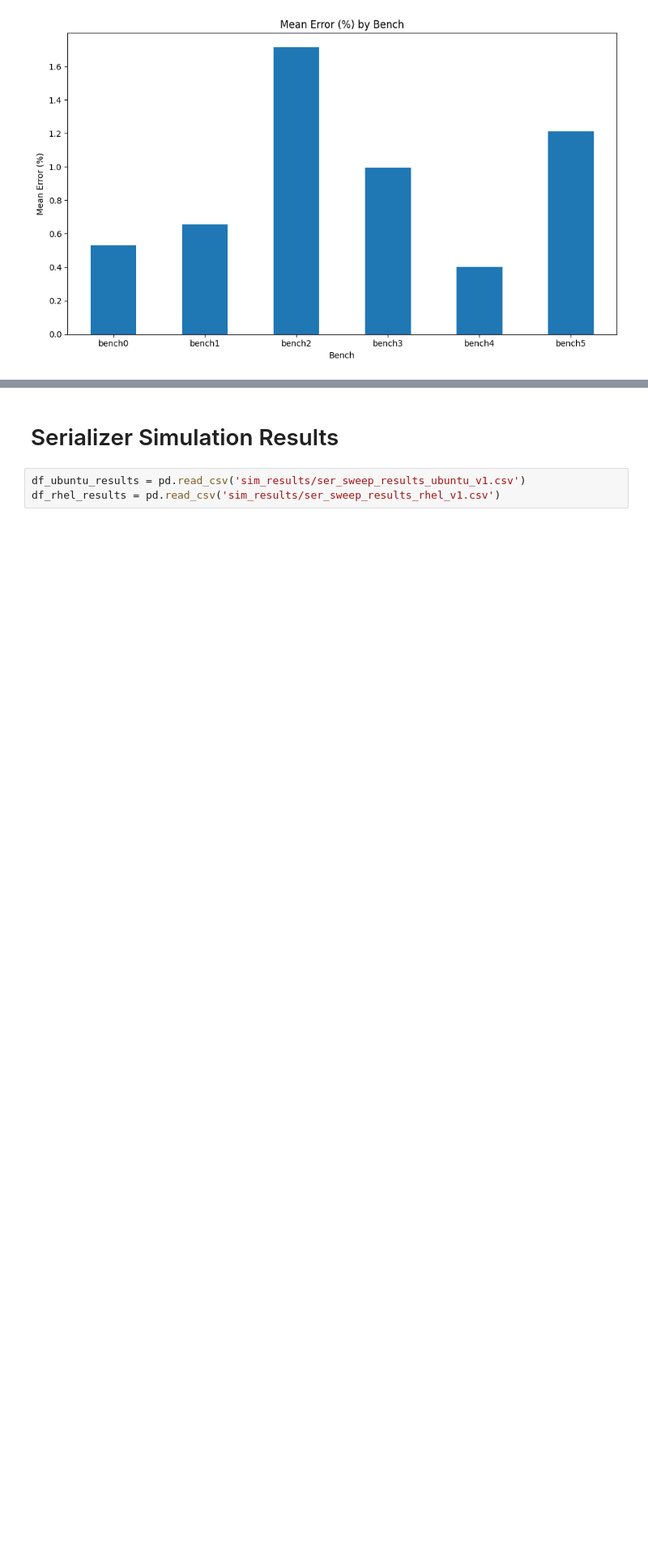
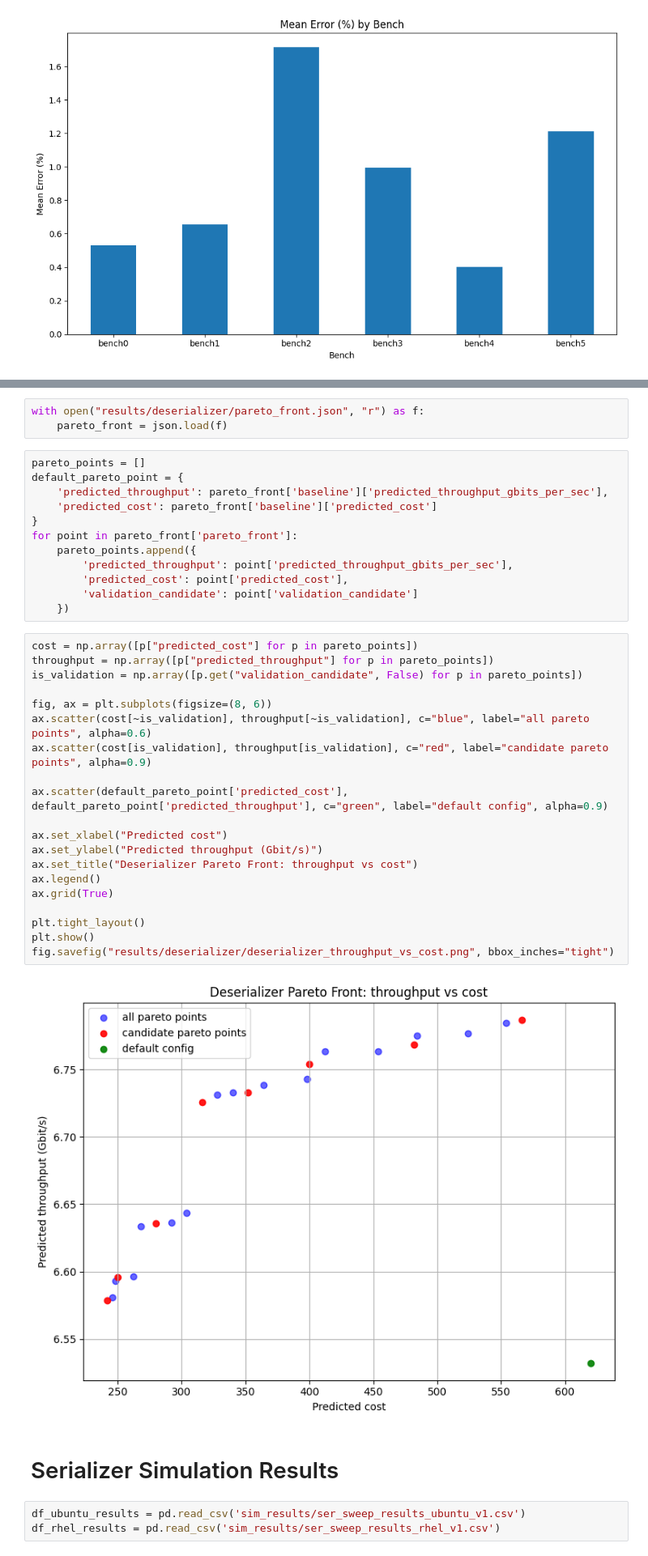
Before and after one commit to ronitnag04/lynx, a Jupyter notebook: ml_model/analysis.ipynb, the cells around one changed output, grey strips where cells are left out. Shown at 81% size. Cells and saved outputs as stored; diff of their text form; blank space fills up the shorter version.

Commit message:
Added pareto optimal exploration

```diff
--- a/ml_model/analysis.ipynb
+++ b/ml_model/analysis.ipynb
@@ -231,3 +234,40 @@ plt.savefig("results/deserializer/deserializer_bench_error.png", bbox_inches='ti
+# %%
+with open("results/deserializer/pareto_front.json", "r") as f:
+    pareto_front = json.load(f)
+# %%
+pareto_points = []
+default_pareto_point = {
+    'predicted_throughput': pareto_front['baseline']['predicted_throughput_gbits_per_sec'],
+    'predicted_cost': pareto_front['baseline']['predicted_cost']
+}
+for point in pareto_front['pareto_front']:
+    pareto_points.append({
+        'predicted_throughput': point['predicted_throughput_gbits_per_sec'],
+        'predicted_cost': point['predicted_cost'],
+        'validation_candidate': point['validation_candidate']
+    })
+# %%
+cost = np.array([p["predicted_cost"] for p in pareto_points])
+throughput = np.array([p["predicted_throughput"] for p in pareto_points])
+is_validation = np.array([p.get("validation_candidate", False) for p in pareto_points])
+
+fig, ax = plt.subplots(figsize=(8, 6))
+ax.scatter(cost[~is_validation], throughput[~is_validation], c="blue", label="all pareto points", alpha=0.6)
+ax.scatter(cost[is_validation], throughput[is_validation], c="red", label="candidate pareto points", alpha=0.9)
+
+ax.scatter(default_pareto_point['predicted_cost'], default_pareto_point['predicted_throughput'], c="green", label="default config", alpha=0.9)
+
+ax.set_xlabel("Predicted cost")
+ax.set_ylabel("Predicted throughput (Gbit/s)")
+ax.set_title("Deserializer Pareto Front: throughput vs cost")
+ax.legend()
+ax.grid(True)
+
+plt.tight_layout()
+plt.show()
+fig.savefig("results/deserializer/deserializer_throughput_vs_cost.png", bbox_inches="tight")
+# %% [output]
+[figure, added]
 # %% [markdown]
 # Serializer Simulation Results
 # %%
```
Also changed, not shown: parts of 6 cells of this notebook, 1 other file.
